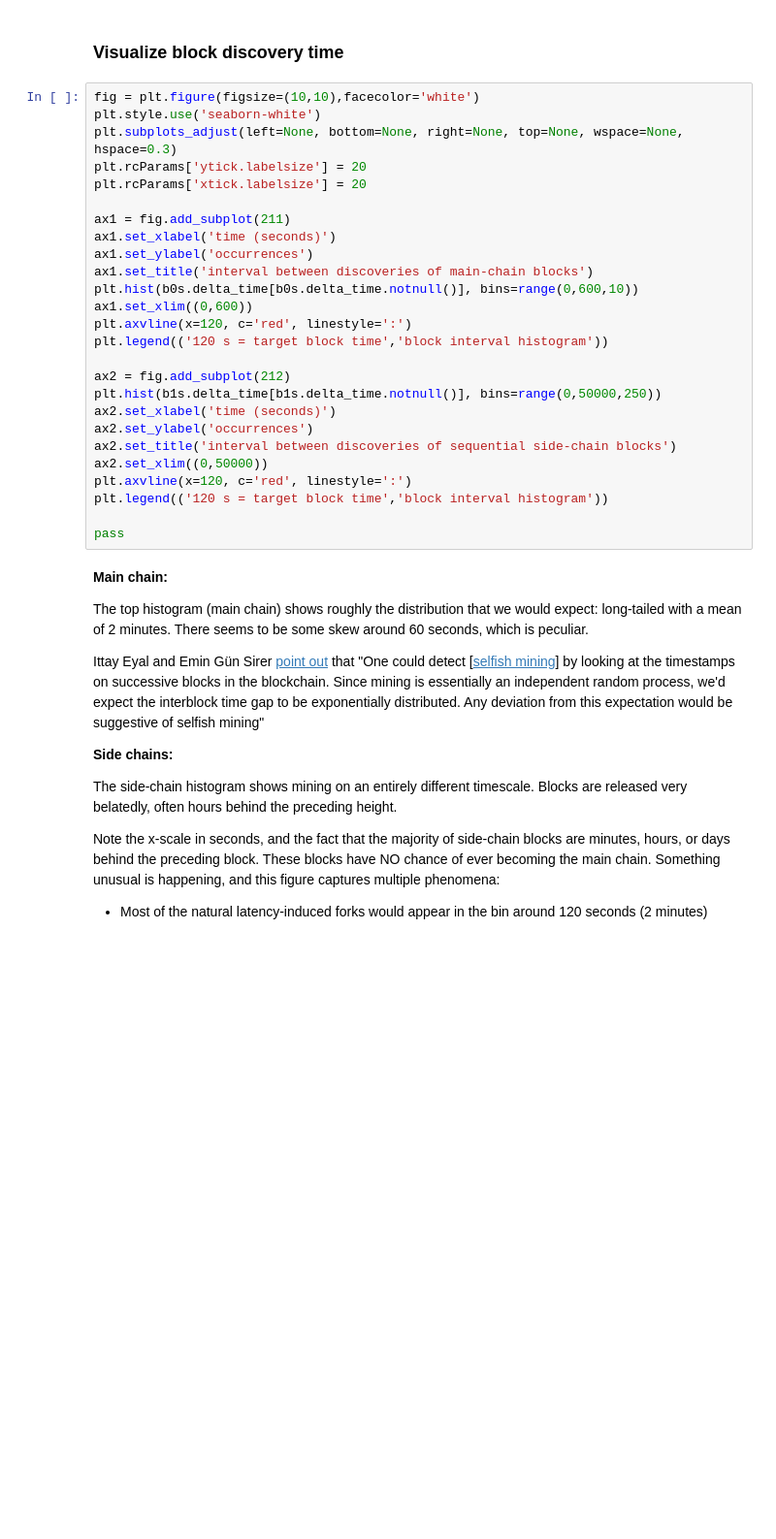
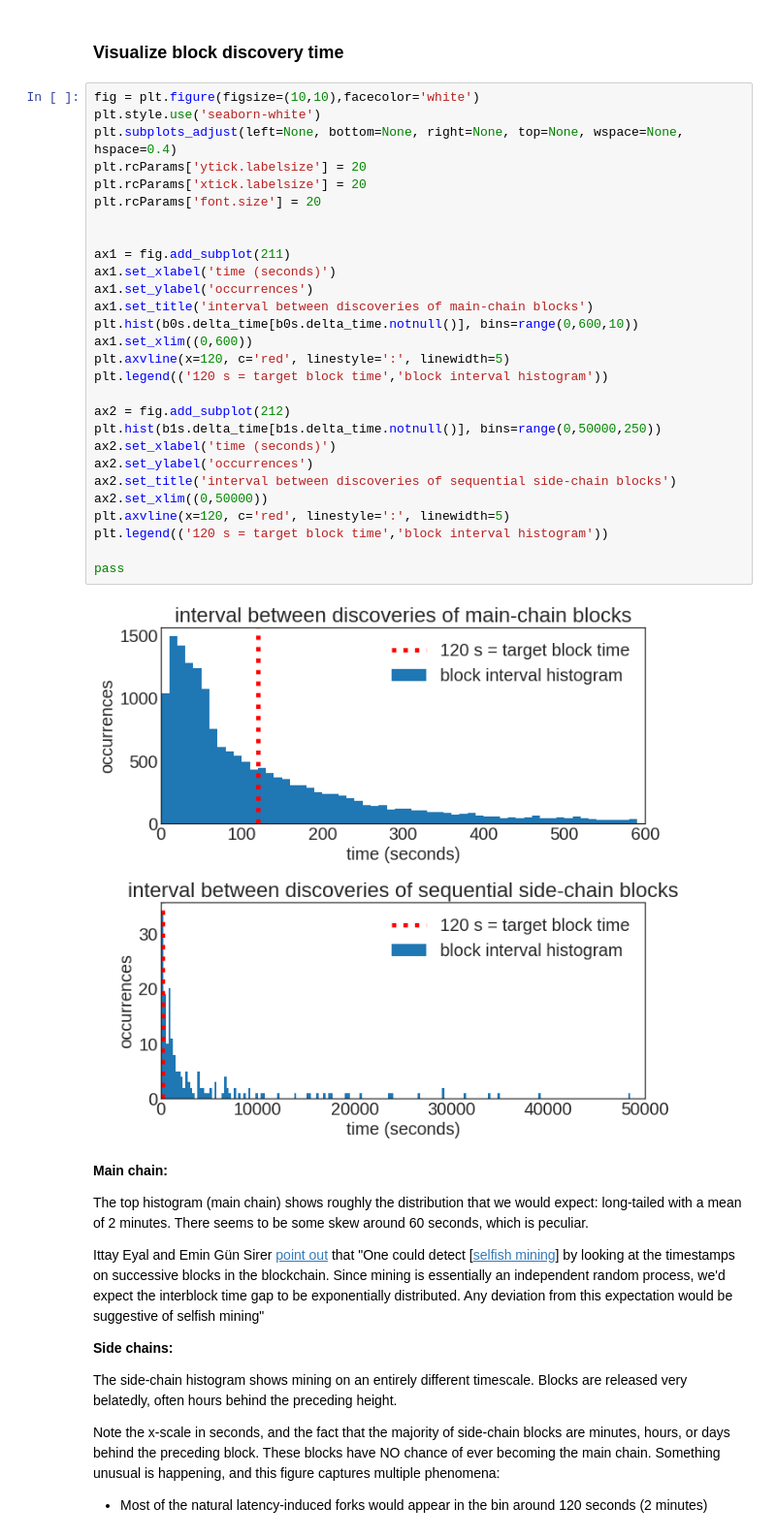
Before and after one commit to noncesense-research-lab/archival_network, a Jupyter notebook: analyses/altchain_temporal_study.ipynb, the cells around one changed output. Shown: that part at 97% size. Drawn from its saved outputs; the diff is of its cells as text; blank space fills up the shorter version.

```diff
--- a/analyses/altchain_temporal_study.ipynb
+++ b/analyses/altchain_temporal_study.ipynb
@@ -286,29 +286,33 @@ The side chain blocks come at VERY long intervals. The (not-representative) aver
 # %%
 fig = plt.figure(figsize=(10,10),facecolor='white')
 plt.style.use('seaborn-white')
-plt.subplots_adjust(left=None, bottom=None, right=None, top=None, wspace=None, hspace=0.3)
+plt.subplots_adjust(left=None, bottom=None, right=None, top=None, wspace=None, hspace=0.4)
 plt.rcParams['ytick.labelsize'] = 20
 plt.rcParams['xtick.labelsize'] = 20
+plt.rcParams['font.size'] = 20
+
 
 ax1 = fig.add_subplot(211)
 ax1.set_xlabel('time (seconds)')
 ax1.set_ylabel('occurrences')
 ax1.set_title('interval between discoveries of main-chain blocks')
 plt.hist(b0s.delta_time[b0s.delta_time.notnull()], bins=range(0,600,10))
 ax1.set_xlim((0,600))
-plt.axvline(x=120, c='red', linestyle=':')
+plt.axvline(x=120, c='red', linestyle=':', linewidth=5)
 plt.legend(('120 s = target block time','block interval histogram'))
 
 ax2 = fig.add_subplot(212)
 plt.hist(b1s.delta_time[b1s.delta_time.notnull()], bins=range(0,50000,250))
 ax2.set_xlabel('time (seconds)')
 ax2.set_ylabel('occurrences')
 ax2.set_title('interval between discoveries of sequential side-chain blocks')
 ax2.set_xlim((0,50000))
-plt.axvline(x=120, c='red', linestyle=':')
+plt.axvline(x=120, c='red', linestyle=':', linewidth=5)
 plt.legend(('120 s = target block time','block interval histogram'))
 
 pass
+# %% [output]
+[figure, added]
 # %% [markdown]
 **Main chain:**
 
```
Also changed, not shown: parts of 11 cells of this notebook.
